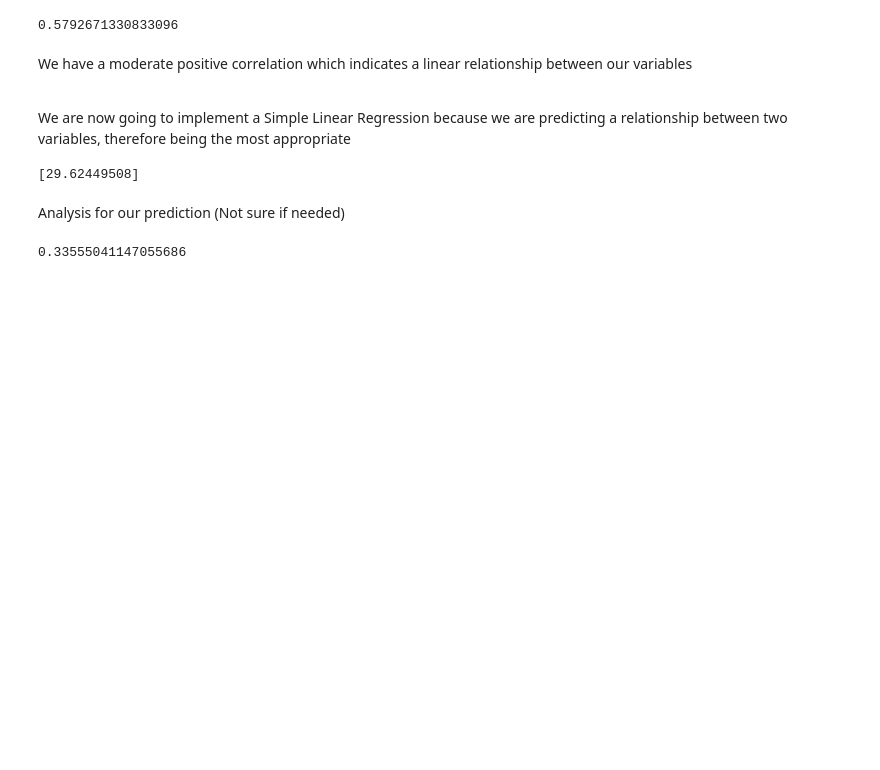
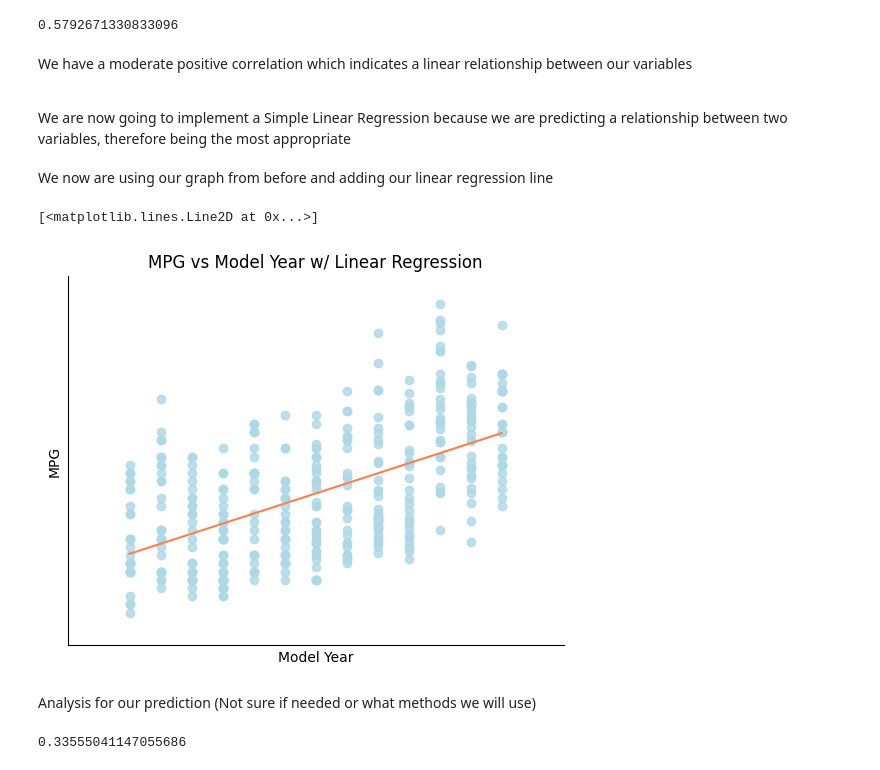
Before and after one commit to adenletchworth/Auto-MPG-Data-Analysis, a Jupyter notebook: dataAnalysis.ipynb, the cells around one changed output. Saved outputs shown, nothing was run; the diff lists cells and outputs as text; code cells hidden in the pictures; blank space fills up the shorter version.

```diff
--- a/dataAnalysis.ipynb
+++ b/dataAnalysis.ipynb
@@ -62,15 +65,37 @@ fittedY = y.values
 
 lm.fit(fittedX,fittedY) # fit our data
 
-newx = [[81]] # import our x for prediction, 2D array required
-
-predicted_y = lm.predict(newx) # makes a prediction
-
-print(predicted_y)
+predicted_y = lm.predict(fittedX) # makes a y prediction for every x value
-# %% [output]
-[29.62449508]
+# %% [markdown]
+We now are using our graph from before and adding our linear regression line
+# %%
+
+plt.scatter(x,y,c='lightblue',alpha=.8)
+
+fig = plt.figure(1,figsize=(8,6)) #changes the physical size of the plot
+
+plt.xticks([]) #Removes number labels
+plt.yticks([])
+
+plt.gca().spines['top'].set_visible(False) # Removes spines
+plt.gca().spines['right'].set_visible(False)
+
+plt.xlim(68,84) # Scales our graph
+plt.ylim(5,50)
+
+ax=plt.gca() # get current axes
+
+ax.set_xlabel('Model Year') # Gives our axes a label
+ax.set_ylabel('MPG')
+
+plt.title('MPG vs Model Year w/ Linear Regression') # gives a plot title
+
+plt.plot(fittedX, predicted_y,c='coral') # add the linear regression line
+# %% [output]
+[<matplotlib.lines.Line2D at 0x...>]
+[figure, added]
 # %% [markdown]
-Analysis for our prediction (Not sure if needed)
+Analysis for our prediction (Not sure if needed or what methods we will use)
 # %%
 score = lm.score(fittedX,fittedY) # check our R-score
 print(score)
```
Also changed, not shown: parts of 1 cell of this notebook.
